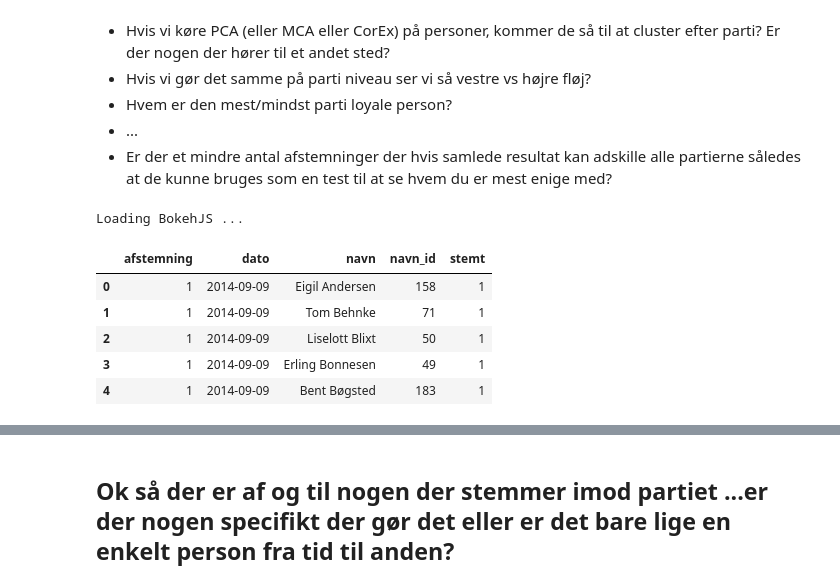
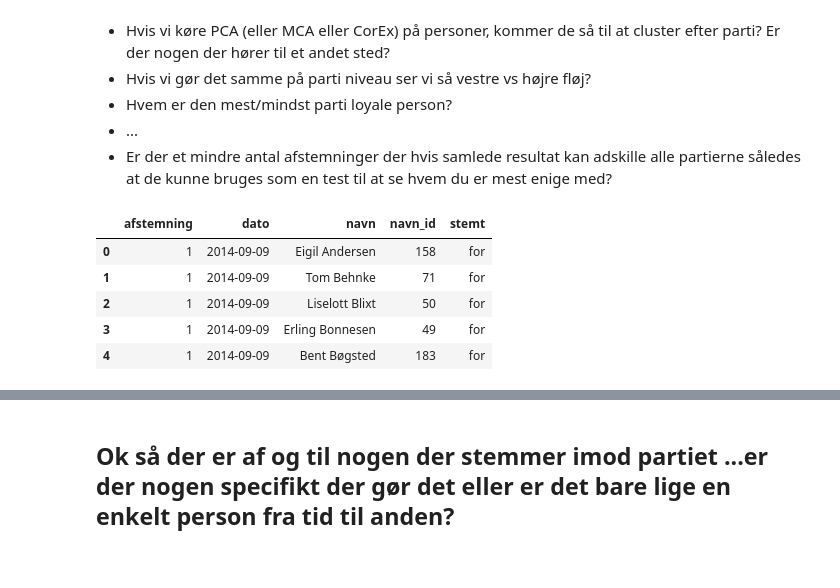
Before and after one commit to cfblaeb/politik, a Jupyter notebook: analyse.ipynb, the cells around one changed output, grey strips where cells are left out. Cells and saved outputs as stored; diff of their text form; code cells hidden in the pictures.

```diff
--- a/analyse.ipynb
+++ b/analyse.ipynb
@@ -32,22 +32,9 @@ import pandas as pd
 import matplotlib as mpl
 import matplotlib.pyplot as plt
 import numpy as np
-
-#import django til at læse databasen
-import os
-os.environ.setdefault('DJANGO_SETTINGS_MODULE', 'politik.settings')
-import django
-django.setup()
-from django.db.models import Count, Avg
-
+from datetime import datetime
 from scipy.stats import linregress
-
-from poligraf import models
-from datetime import datetime
-from bokeh.plotting import figure, output_notebook, show, ColumnDataSource
-from bokeh.models import HoverTool, Range1d
-from bokeh.mpl import to_bokeh
-from bokeh.charts import Bar
-output_notebook()
+from sklearn.decomposition import PCA
+import seaborn as sns
+sns.set_style("darkgrid")
+sns.set_context("poster")
-# %% [output]
-Loading BokehJS ...
@@ -146,21 +144,21 @@ parti_dual_navn = {
 # %%
 #Vi laver data'ene om til en dataframe med afstemning, dato, navn og hvad folk stemte
 
 stemmetyper = {1:'for', 2:'imod', 3:'fraværende', 4:'neutral'}
 stemmer = pd.DataFrame([{'afstemning':stemme.afstemningid.pk,
-            'stemt': stemme.typeid_id,#stemmetyper[stemme.typeid_id],
+            'stemt': stemmetyper[stemme.typeid],
             'navn': stemme.aktørid.navn,
             'navn_id': stemme.aktørid_id,
             'dato':datetime.strptime(stemme.afstemningid.mødeid.dato.split("T")[0], "%Y-%m-%d")}
            for stemme in models.Stemme.objects.all().prefetch_related('aktørid', 'afstemningid__mødeid')])
 stemmer.head()
 # %% [output]
 |  | afstemning | dato | navn | navn_id | stemt |
-| 0 | 1 | 2014-09-09 | Eigil Andersen | 158 | 1 |
-| 1 | 1 | 2014-09-09 | Tom Behnke | 71 | 1 |
-| 2 | 1 | 2014-09-09 | Liselott Blixt | 50 | 1 |
-| 3 | 1 | 2014-09-09 | Erling Bonnesen | 49 | 1 |
-| 4 | 1 | 2014-09-09 | Bent Bøgsted | 183 | 1 |
+| 0 | 1 | 2014-09-09 | Eigil Andersen | 158 | for |
+| 1 | 1 | 2014-09-09 | Tom Behnke | 71 | for |
+| 2 | 1 | 2014-09-09 | Liselott Blixt | 50 | for |
+| 3 | 1 | 2014-09-09 | Erling Bonnesen | 49 | for |
+| 4 | 1 | 2014-09-09 | Bent Bøgsted | 183 | for |
 # %%
 #Men ofte vil det også være interessant hvilket parti folk er medlem af
 #Da folk kan skifte parti, så kommer det an på hvornår afstemningen var.
```
Also changed, not shown: parts of 36 cells of this notebook, 12 other files.
